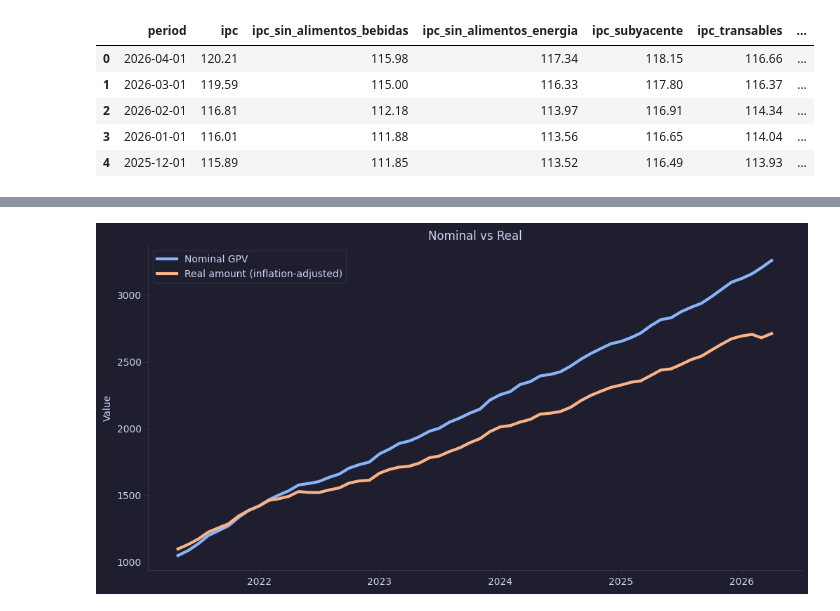
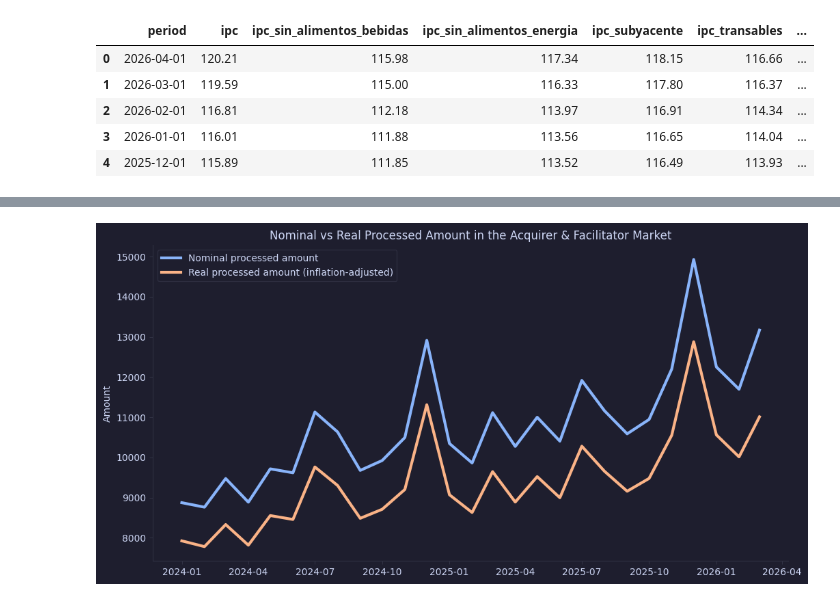
Before and after one commit to FerCorcuera/BCRP-ANALYTICS, a Jupyter notebook: inflation/inflation_rates_bcrp.ipynb, the cells around one changed output, grey strips where cells are left out. Saved outputs shown, nothing was run; the diff lists cells and outputs as text; code cells hidden in the pictures.

Commit message:
inflation: updated README and deflation-replication bcrp series done!

```diff
--- a/inflation/inflation_rates_bcrp.ipynb
+++ b/inflation/inflation_rates_bcrp.ipynb
@@ -37,2 +58,4 @@ inflation_series = {
 # %%
-build_bcrp_dataset = build_bcrp_dataset(inflation_series)
+df_ipc_series = build_bcrp_dataset(ipc_series)
+df_inflation_series = build_bcrp_dataset(inflation_series)
+df_adquirentes_facilitadores = build_bcrp_dataset(adquirentes_facilitadores_pago_series)
@@ -67,12 +158,6 @@ df_inflation[["period", "ipc", "calculated_inflation"]].tail(12)
 # %%
-df_real_analysis = df_inflation.copy()
-
-np.random.seed(42)
-
-df_real_analysis["nominal_amount"] = 1000 + np.cumsum(
-    np.random.normal(40, 15, len(df_real_analysis))
+df_adquirentes_facilitadores_deflation = df_adquirentes_facilitadores.merge(
+    df_ipc_series, on="period", how="left"
 )
 
-df_real_analysis["real_amount"] = (
-    df_real_analysis["nominal_amount"] / df_real_analysis["ipc"] * 100
-)
+df_adquirentes_facilitadores_deflation.head()
@@ -78,0 +171,10 @@ df_real_analysis["real_amount"] = (
+# %%
+df_adquirentes_facilitadores_deflation["monto_total_adqfac_deflated"] = (
+    df_adquirentes_facilitadores_deflation["monto_total_adqfac"]
+    / df_adquirentes_facilitadores_deflation["ipc"]
+) * 100
+
+
+df_adquirentes_facilitadores_deflation[
+    ["period", "monto_total_adqfac", "monto_total_adqfac_deflated"]
+].head()
@@ -79,28 +188,29 @@ df_real_analysis["real_amount"] = (
 # %%
 fig, ax = plt.subplots(figsize=(12, 6))
 
 ax.plot(
-    df_real_analysis["period"],
-    df_real_analysis["nominal_amount"],
-    label="Nominal GPV",
+    df_adquirentes_facilitadores_deflation["period"],
+    df_adquirentes_facilitadores_deflation["monto_total_adqfac"],
+    label="Nominal processed amount",
     linewidth=3,
 )
 
 ax.plot(
-    df_real_analysis["period"],
-    df_real_analysis["real_amount"],
-    label="Real amount (inflation-adjusted)",
+    df_adquirentes_facilitadores_deflation["period"],
+    df_adquirentes_facilitadores_deflation["monto_total_adqfac_deflated"],
+    label="Real processed amount (inflation-adjusted)",
     linewidth=3,
 )
 
-ax.set_title("Nominal vs Real")
-ax.set_ylabel("Value")
+ax.set_title("Nominal vs Real Processed Amount in the Acquirer & Facilitator Market")
+
+ax.set_ylabel("Amount")
 
 ax.legend()
 
 ax.spines["top"].set_visible(False)
 ax.spines["right"].set_visible(False)
 
 plt.show()
 # %% [output]
-[figure, old version]
+[figure, new version]
```
Also changed, not shown: parts of 13 cells of this notebook, 1 other file.
